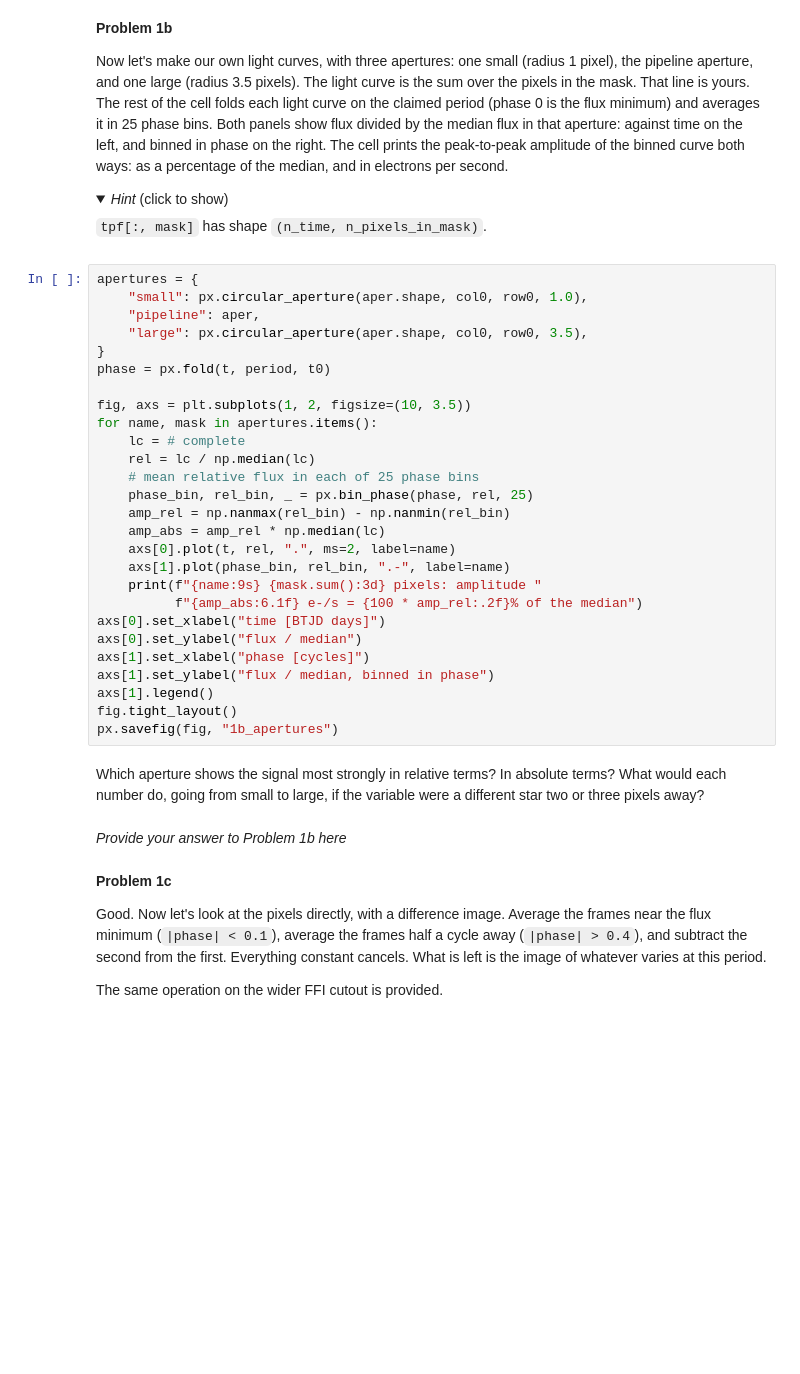
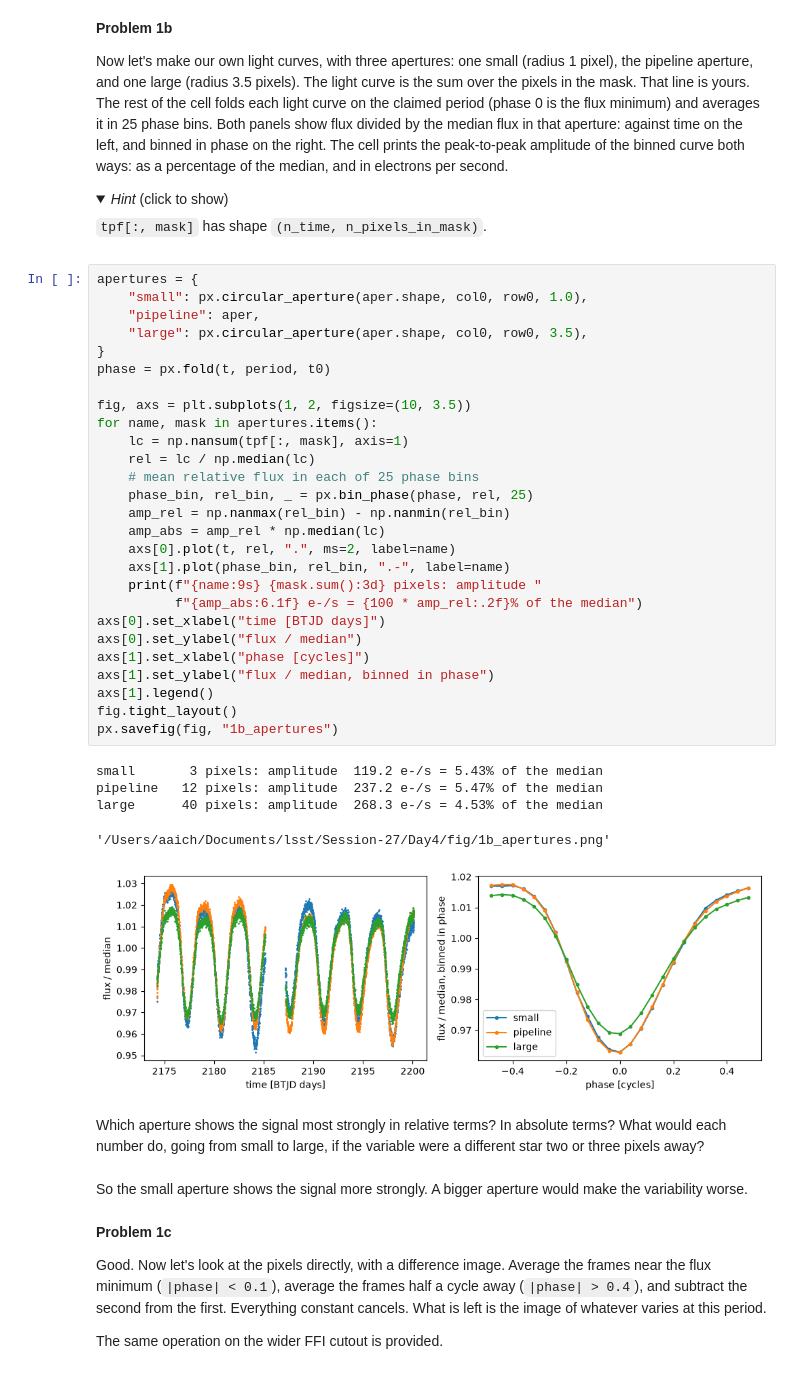
Before and after one commit to pyaritra/Session-27, a Jupyter notebook: Day4/PhotometryAndCotrending.ipynb, the cells around one changed output. Saved outputs shown, nothing was run; the diff lists cells and outputs as text; folded sections open; blank space fills up the shorter version.

```diff
--- a/Day4/PhotometryAndCotrending.ipynb
+++ b/Day4/PhotometryAndCotrending.ipynb
@@ -188,36 +212,42 @@ second.
 # %%
 apertures = {
     "small": px.circular_aperture(aper.shape, col0, row0, 1.0),
     "pipeline": aper,
     "large": px.circular_aperture(aper.shape, col0, row0, 3.5),
 }
 phase = px.fold(t, period, t0)
 
 fig, axs = plt.subplots(1, 2, figsize=(10, 3.5))
 for name, mask in apertures.items():
-    lc = # complete
+    lc = np.nansum(tpf[:, mask], axis=1)
     rel = lc / np.median(lc)
     # mean relative flux in each of 25 phase bins
     phase_bin, rel_bin, _ = px.bin_phase(phase, rel, 25)
     amp_rel = np.nanmax(rel_bin) - np.nanmin(rel_bin)
     amp_abs = amp_rel * np.median(lc)
     axs[0].plot(t, rel, ".", ms=2, label=name)
     axs[1].plot(phase_bin, rel_bin, ".-", label=name)
     print(f"{name:9s} {mask.sum():3d} pixels: amplitude "
           f"{amp_abs:6.1f} e-/s = {100 * amp_rel:.2f}% of the median")
 axs[0].set_xlabel("time [BTJD days]")
 axs[0].set_ylabel("flux / median")
 axs[1].set_xlabel("phase [cycles]")
 axs[1].set_ylabel("flux / median, binned in phase")
 axs[1].legend()
 fig.tight_layout()
 px.savefig(fig, "1b_apertures")
+# %% [output]
+small       3 pixels: amplitude  119.2 e-/s = 5.43% of the median
+pipeline   12 pixels: amplitude  237.2 e-/s = 5.47% of the median
+large      40 pixels: amplitude  268.3 e-/s = 4.53% of the median
+'/Users/aaich/Documents/lsst/Session-27/Day4/fig/1b_apertures.png'
+[figure, added]
 # %% [markdown]
 Which aperture shows the signal most strongly in relative terms? In
 absolute terms? What would each number do, going from small to large,
 if the variable were a different star two or three pixels away?
 # %% [markdown]
-*Provide your answer to Problem 1b here*
+So the small aperture shows the signal more strongly. A bigger aperture would make the variability worse.
 # %% [markdown]
 **Problem 1c**
 
```
Also changed, not shown: parts of 18 cells of this notebook, 9 other files.
